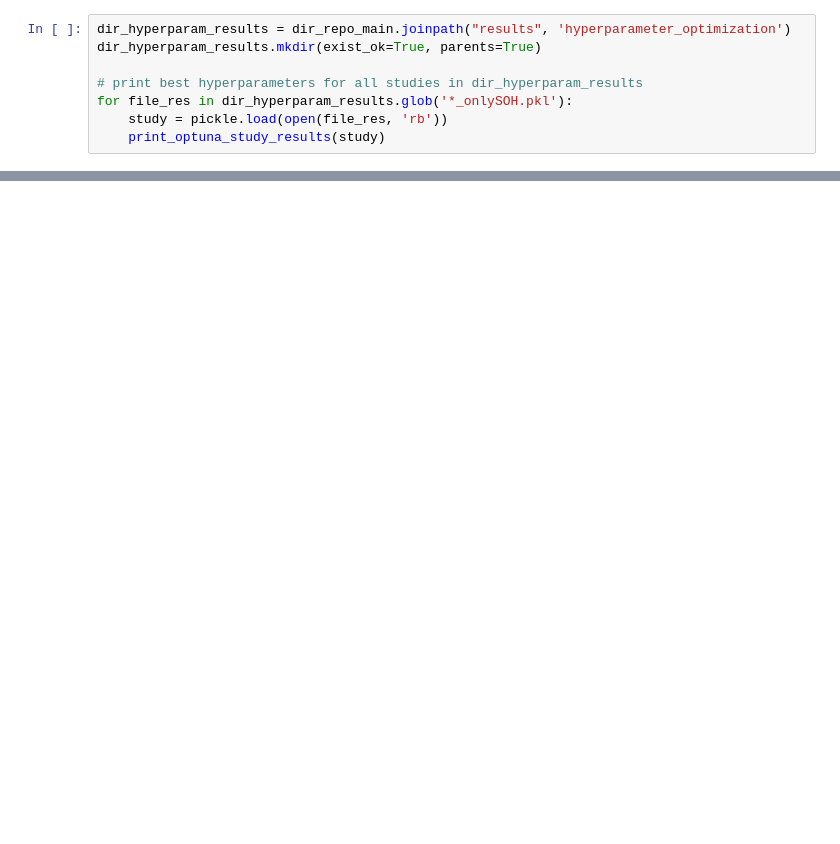
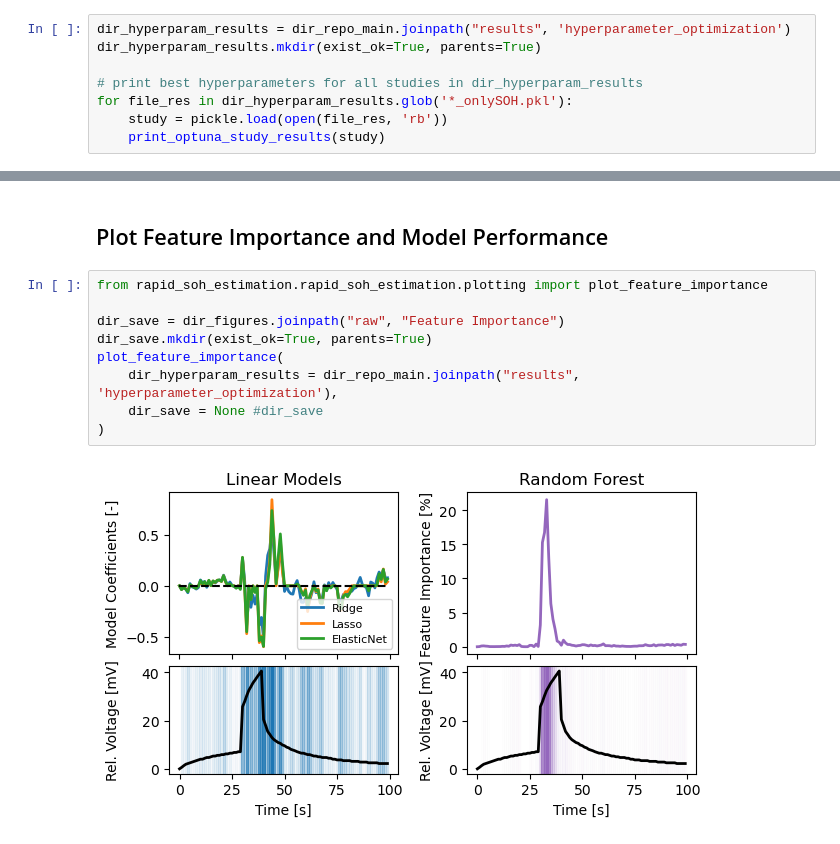
Before and after one commit to REIL-UConn/rapid-soh-estimation-from-short-pulses, a Jupyter notebook: notebooks/feature_importance.ipynb, the cells around one changed output, grey strips where cells are left out. Cells and saved outputs as stored; diff of their text form; blank space fills up the shorter version.

```diff
--- a/notebooks/feature_importance.ipynb
+++ b/notebooks/feature_importance.ipynb
@@ -611,0 +298,13 @@ plot_model_performance(
+# %% [markdown]
+## Plot Feature Importance and Model Performance
+# %%
+from rapid_soh_estimation.rapid_soh_estimation.plotting import plot_feature_importance
+
+dir_save = dir_figures.joinpath("raw", "Feature Importance")
+dir_save.mkdir(exist_ok=True, parents=True)
+plot_feature_importance(
+	dir_hyperparam_results = dir_repo_main.joinpath("results", 'hyperparameter_optimization'),
+	dir_save = None #dir_save
+)
+# %% [output]
+[figure, added]
```
Also changed, not shown: parts of 6 cells of this notebook, 15 other files.
